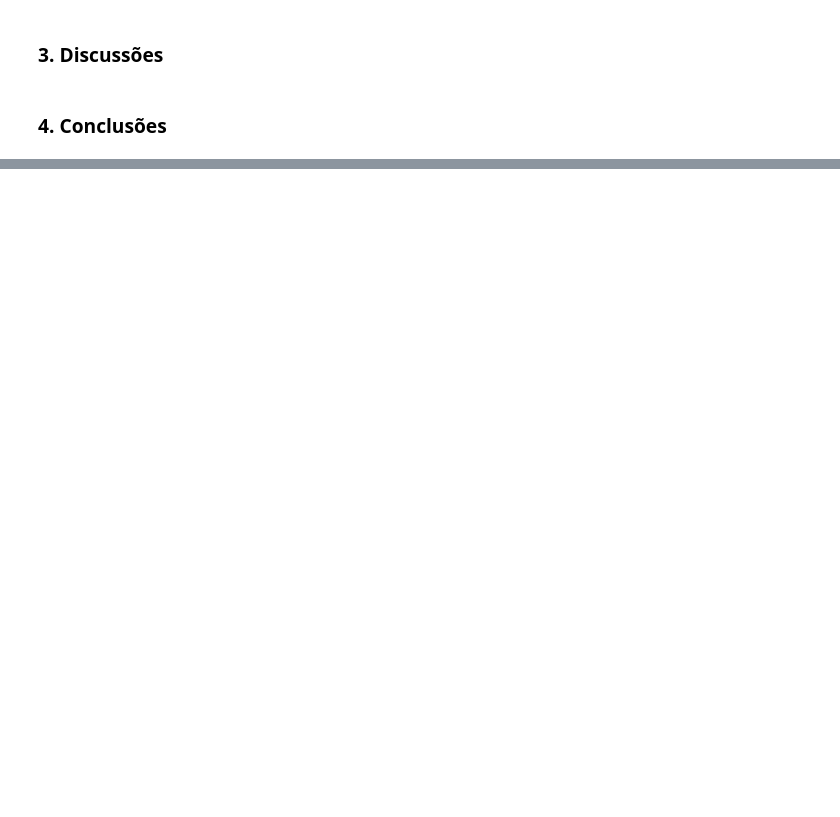
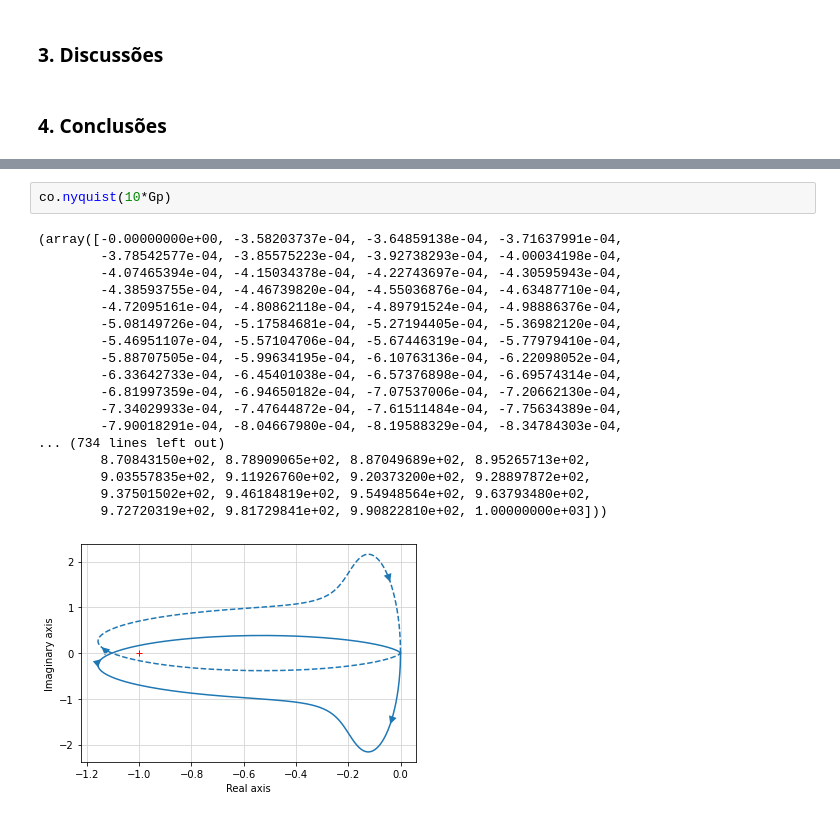
Before and after one commit to Maionepy/Controle_Projeto_Final, a Jupyter notebook: Trabalho_Final.ipynb, the cells around one changed output, grey strips where cells are left out. Drawn from its saved outputs; the diff is of its cells as text; blank space fills up the shorter version.

```diff
--- a/Trabalho_Final.ipynb
+++ b/Trabalho_Final.ipynb
@@ -155,3 +266,24 @@ eq_y_s
+# %%
+co.nyquist(10*Gp)
+# %% [output]
+(array([-0.00000000e+00, -3.58203737e-04, -3.64859138e-04, -3.71637991e-04,
+        -3.78542577e-04, -3.85575223e-04, -3.92738293e-04, -4.00034198e-04,
+        -4.07465394e-04, -4.15034378e-04, -4.22743697e-04, -4.30595943e-04,
+        -4.38593755e-04, -4.46739820e-04, -4.55036876e-04, -4.63487710e-04,
+        -4.72095161e-04, -4.80862118e-04, -4.89791524e-04, -4.98886376e-04,
+        -5.08149726e-04, -5.17584681e-04, -5.27194405e-04, -5.36982120e-04,
+        -5.46951107e-04, -5.57104706e-04, -5.67446319e-04, -5.77979410e-04,
+        -5.88707505e-04, -5.99634195e-04, -6.10763136e-04, -6.22098052e-04,
+        -6.33642733e-04, -6.45401038e-04, -6.57376898e-04, -6.69574314e-04,
+        -6.81997359e-04, -6.94650182e-04, -7.07537006e-04, -7.20662130e-04,
+        -7.34029933e-04, -7.47644872e-04, -7.61511484e-04, -7.75634389e-04,
+        -7.90018291e-04, -8.04667980e-04, -8.19588329e-04, -8.34784303e-04,
+... (734 lines left out)
+        8.70843150e+02, 8.78909065e+02, 8.87049689e+02, 8.95265713e+02,
+        9.03557835e+02, 9.11926760e+02, 9.20373200e+02, 9.28897872e+02,
+        9.37501502e+02, 9.46184819e+02, 9.54948564e+02, 9.63793480e+02,
+        9.72720319e+02, 9.81729841e+02, 9.90822810e+02, 1.00000000e+03]))
+[figure, added]
 # %% [markdown]
 <a style='text-decoration:none;line-height:16px;display:flex;color:#5B5B62;padding:10px;justify-content:end;' href='https://deepnote.com?utm_source=created-in-deepnote-cell&projectId=a4b5d483-a464-4b27-a020-25b9883aaa56' target="_blank">
 <img alt='Created in deepnote.com' style='display:inline;max-height:16px;margin:0px;margin-right:7.5px;' src='embedded-picture-1' > </img>
```
Also changed, not shown: parts of 15 cells of this notebook, 3 other files.
